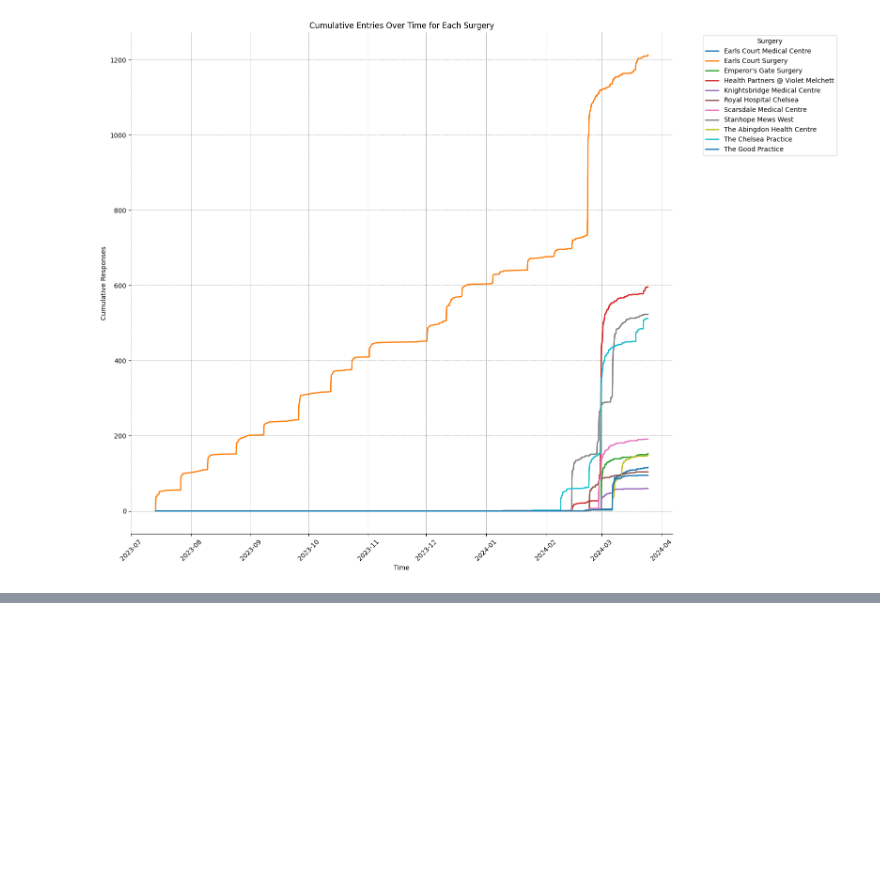
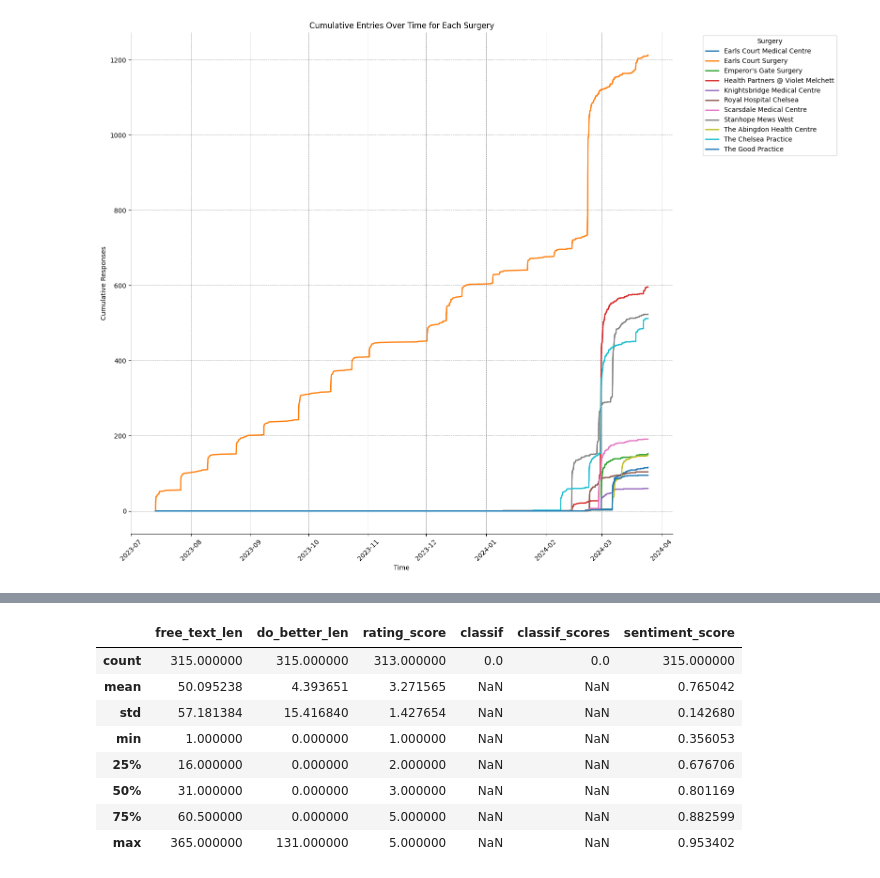
Before and after one commit to janduplessis883/friends-and-family-test-analysis, a Jupyter notebook: notebooks/Untitled1.ipynb, the cells around one changed output, grey strips where cells are left out. Drawn from its saved outputs; the diff is of its cells as text; code cells hidden in the pictures; blank space fills up the shorter version.

```diff
--- a/notebooks/Untitled1.ipynb
+++ b/notebooks/Untitled1.ipynb
@@ -420,0 +477,12 @@ plt.show()
+# %%
+neg.describe()
+# %% [output]
+|  | free_text_len | do_better_len | rating_score | classif | classif_scores | sentiment_score |
+| count | 315.000000 | 315.000000 | 313.000000 | 0.0 | 0.0 | 315.000000 |
+| mean | 50.095238 | 4.393651 | 3.271565 | NaN | NaN | 0.765042 |
+| std | 57.181384 | 15.416840 | 1.427654 | NaN | NaN | 0.142680 |
+| min | 1.000000 | 0.000000 | 1.000000 | NaN | NaN | 0.356053 |
+| 25% | 16.000000 | 0.000000 | 2.000000 | NaN | NaN | 0.676706 |
+| 50% | 31.000000 | 0.000000 | 3.000000 | NaN | NaN | 0.801169 |
+| 75% | 60.500000 | 0.000000 | 5.000000 | NaN | NaN | 0.882599 |
+| max | 365.000000 | 131.000000 | 5.000000 | NaN | NaN | 0.953402 |
```
Also changed, not shown: parts of 9 cells of this notebook, 1 other file.
